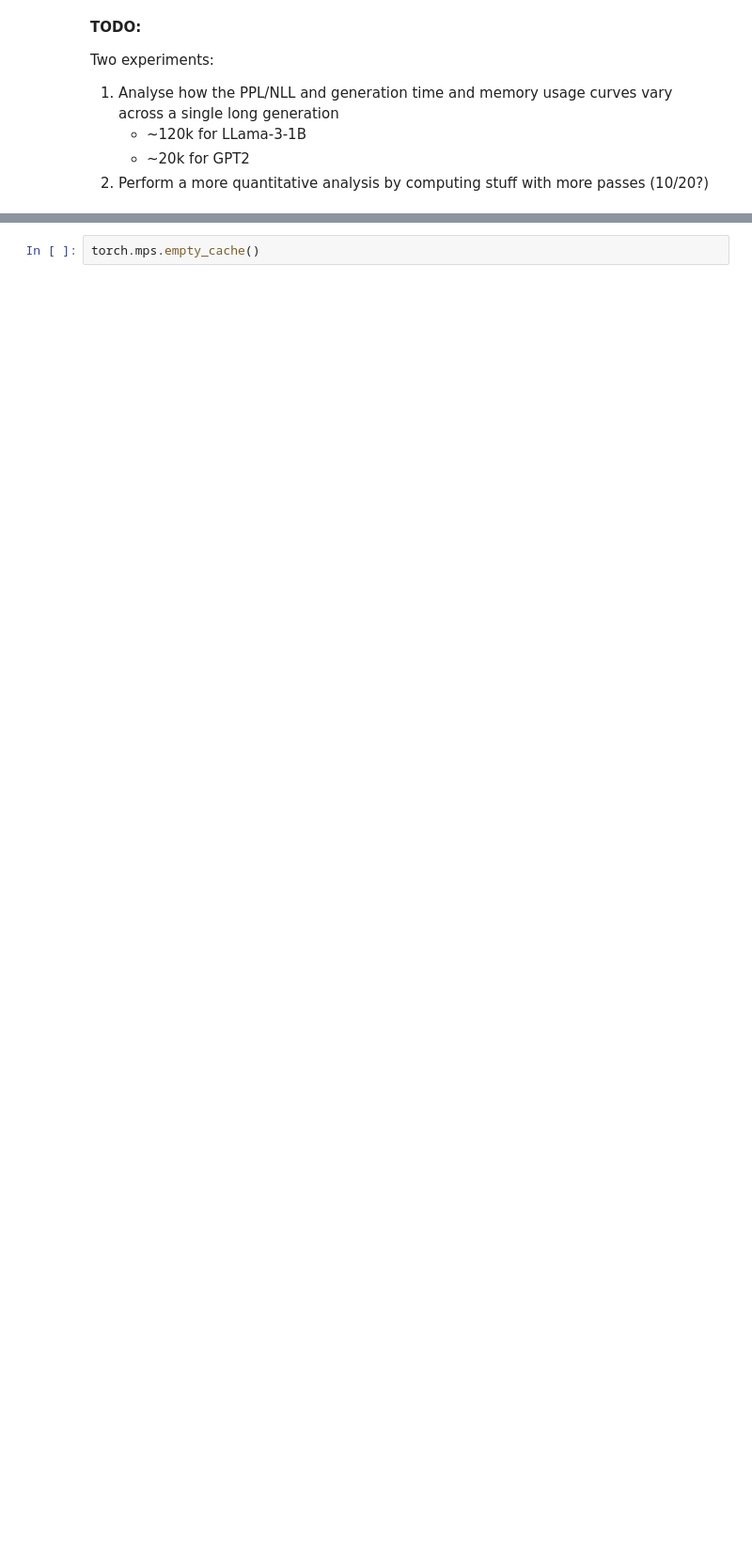
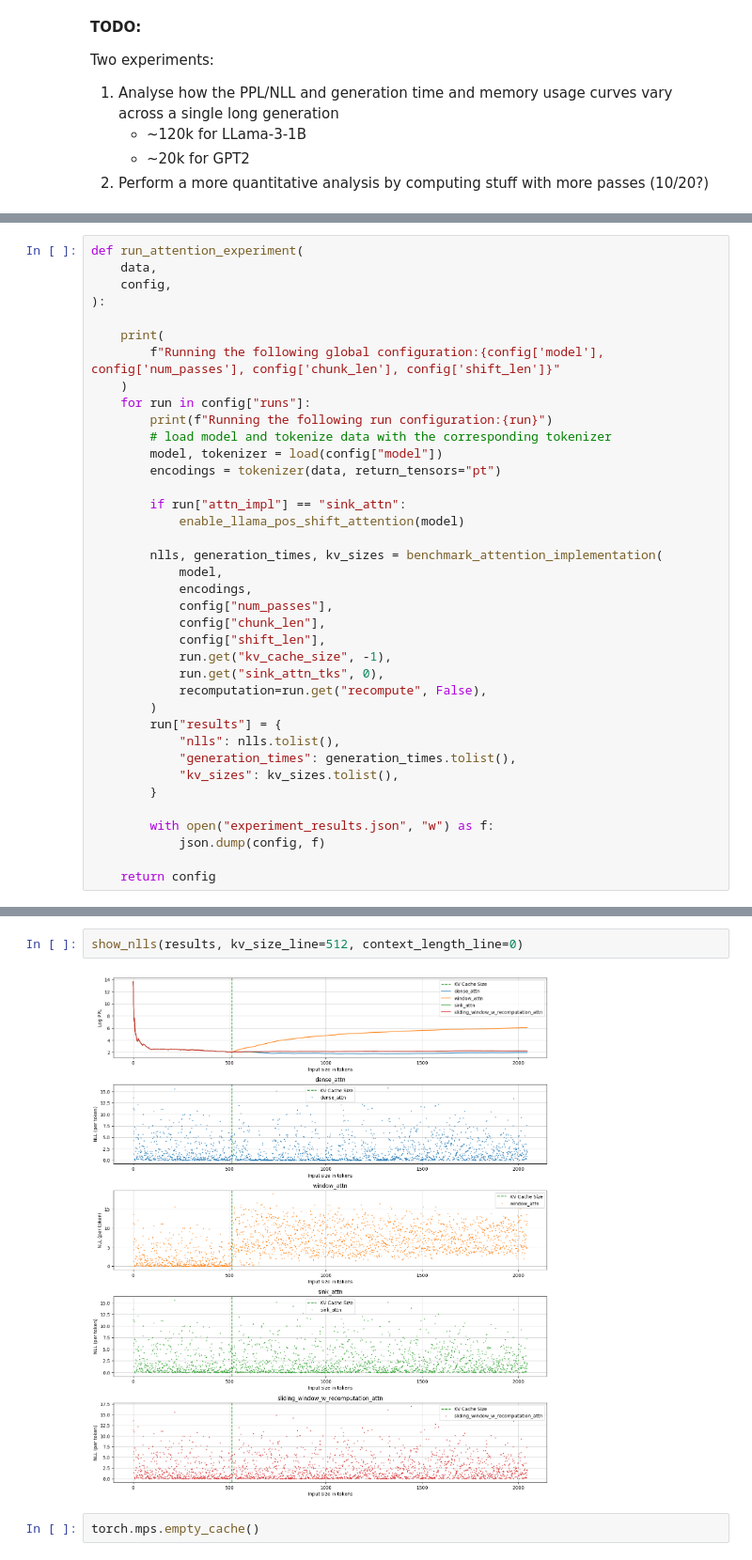
Before and after one commit to TheRootOf3/understanding-attention-sinks, a Jupyter notebook: main.ipynb, the cells around one changed output, grey strips where cells are left out. Shown at 94% size. Drawn from its saved outputs; the diff is of its cells as text; blank space fills up the shorter version.

```diff
--- a/main.ipynb
+++ b/main.ipynb
@@ -586,0 +623,38 @@ past_key_values_size[0]
+# %%
+def run_attention_experiment(
+    data,
+    config,
+):
+
+    print(
+        f"Running the following global configuration:{config['model'], config['num_passes'], config['chunk_len'], config['shift_len']}"
+    )
+    for run in config["runs"]:
+        print(f"Running the following run configuration:{run}")
+        # load model and tokenize data with the corresponding tokenizer
+        model, tokenizer = load(config["model"])
+        encodings = tokenizer(data, return_tensors="pt")
+
+        if run["attn_impl"] == "sink_attn":
+            enable_llama_pos_shift_attention(model)
+
+        nlls, generation_times, kv_sizes = benchmark_attention_implementation(
+            model,
+            encodings,
+            config["num_passes"],
+            config["chunk_len"],
+            config["shift_len"],
+            run.get("kv_cache_size", -1),
+            run.get("sink_attn_tks", 0),
+            recomputation=run.get("recompute", False),
+        )
+        run["results"] = {
+            "nlls": nlls.tolist(),
+            "generation_times": generation_times.tolist(),
+            "kv_sizes": kv_sizes.tolist(),
+        }
+
+        with open("experiment_results.json", "w") as f:
+            json.dump(config, f)
+
+    return config
@@ -587,2 +776,6 @@ past_key_values_size[0]
+# %%
+show_nlls(results, kv_size_line=512, context_length_line=0)
+# %% [output]
+[figure, added]
 # %%
 torch.mps.empty_cache()
```
Also changed, not shown: parts of 29 cells of this notebook.
